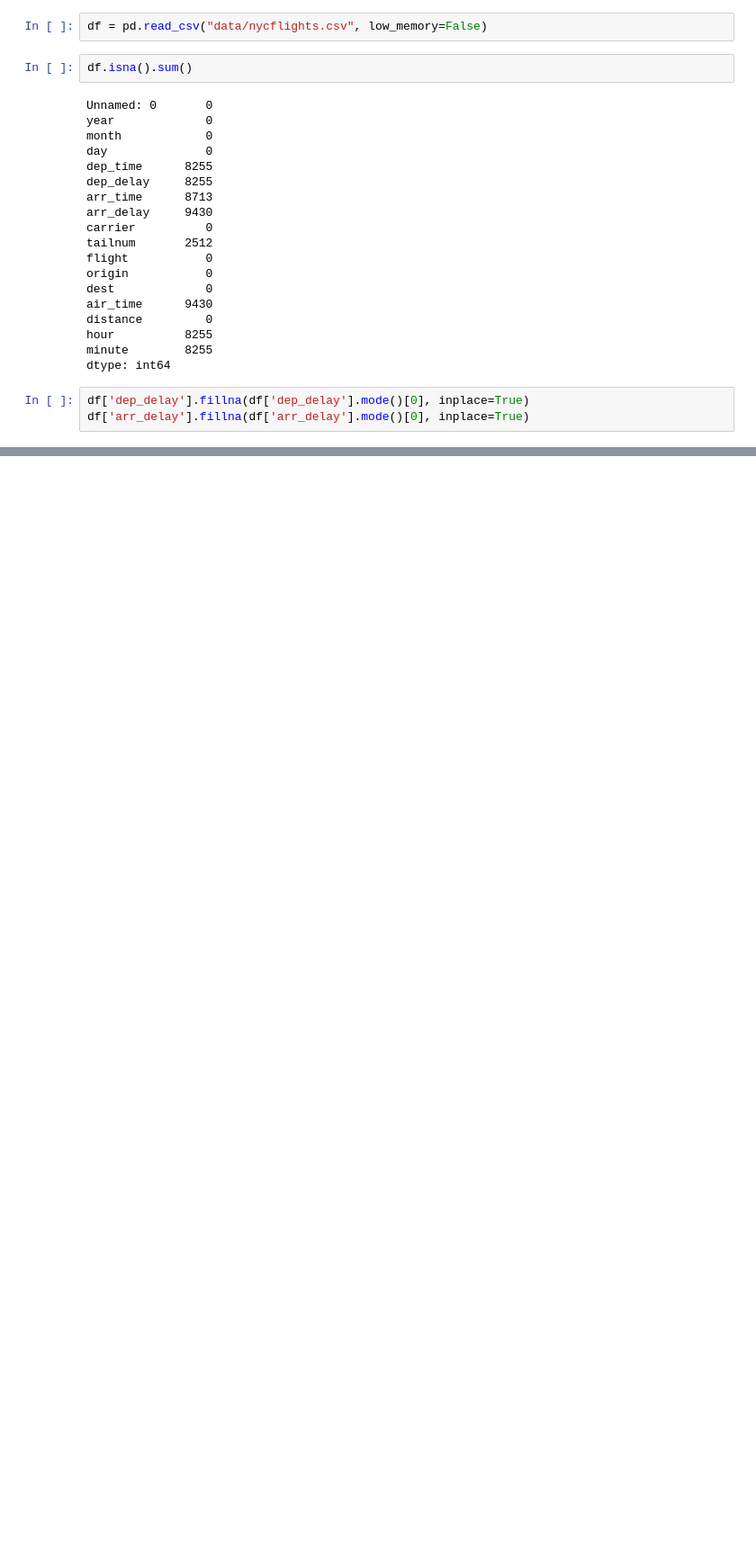
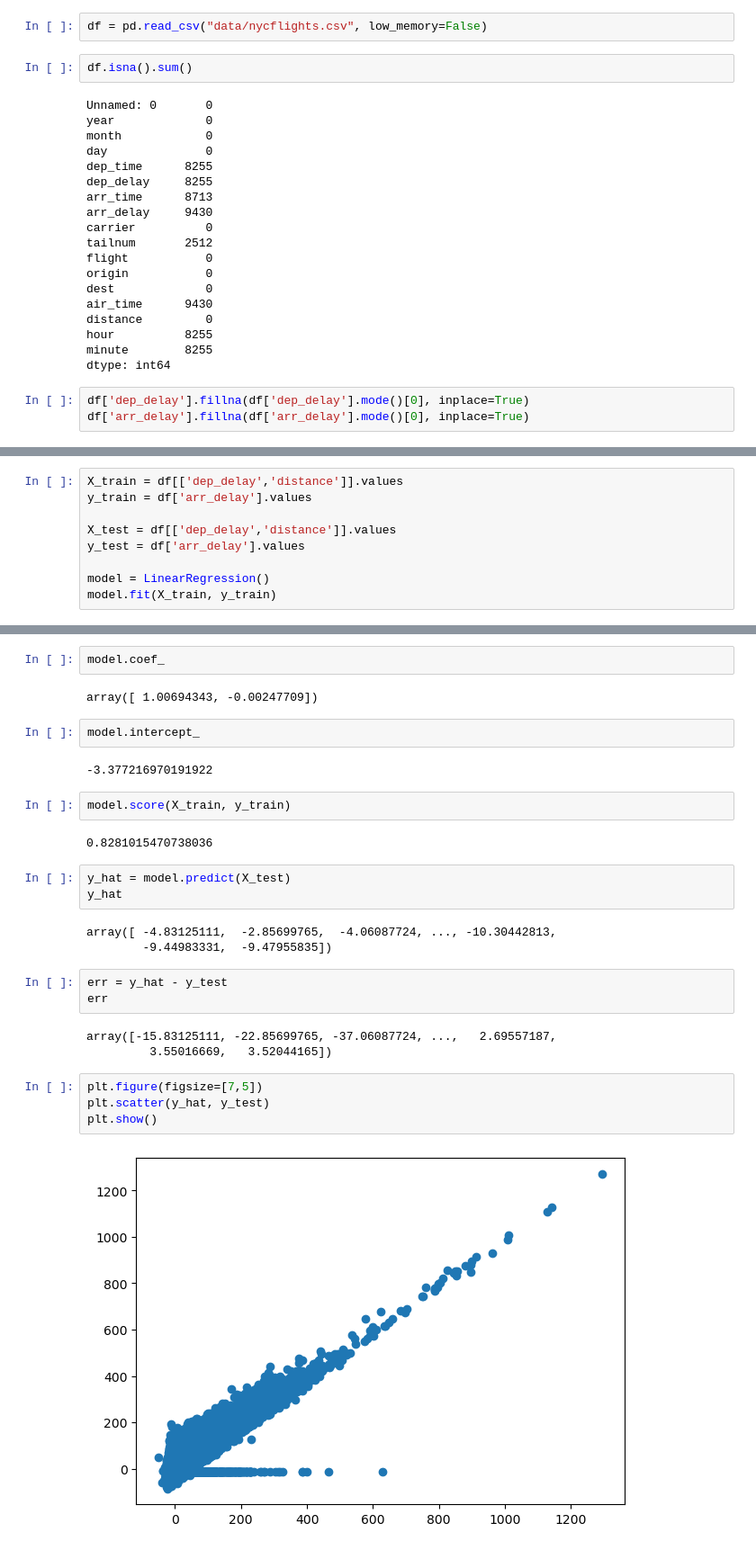
Before and after one commit to nguyenminhthuy/da-course-cybersoft, a Jupyter notebook: DA08_Wk8_NguyenMinhThuy.ipynb, the cells around one changed output, grey strips where cells are left out. Shown at 90% size. Saved outputs shown, nothing was run; the diff lists cells and outputs as text; blank space fills up the shorter version.

```diff
--- a/DA08_Wk8_NguyenMinhThuy.ipynb
+++ b/DA08_Wk8_NguyenMinhThuy.ipynb
@@ -74,0 +45,9 @@ ValueError: could not convert string to float: 'UA'
+# %%
+X_train = df[['dep_delay','distance']].values
+y_train = df['arr_delay'].values
+
+X_test = df[['dep_delay','distance']].values
+y_test = df['arr_delay'].values
+
+model = LinearRegression()
+model.fit(X_train, y_train)
@@ -74,0 +61,30 @@ ValueError: could not convert string to float: 'UA'
+# %%
+model.coef_
+# %% [output]
+array([ 1.00694343, -0.00247709])
+# %%
+model.intercept_
+# %% [output]
+-3.377216970191922
+# %%
+model.score(X_train, y_train)
+# %% [output]
+0.8281015470738036
+# %%
+y_hat = model.predict(X_test)
+y_hat
+# %% [output]
+array([ -4.83125111,  -2.85699765,  -4.06087724, ..., -10.30442813,
+        -9.44983331,  -9.47955835])
+# %%
+err = y_hat - y_test
+err
+# %% [output]
+array([-15.83125111, -22.85699765, -37.06087724, ...,   2.69557187,
+         3.55016669,   3.52044165])
+# %%
+plt.figure(figsize=[7,5])
+plt.scatter(y_hat, y_test)
+plt.show()
+# %% [output]
+[figure, added]
```
Also changed, not shown: parts of 8 cells of this notebook, 1 other file.
